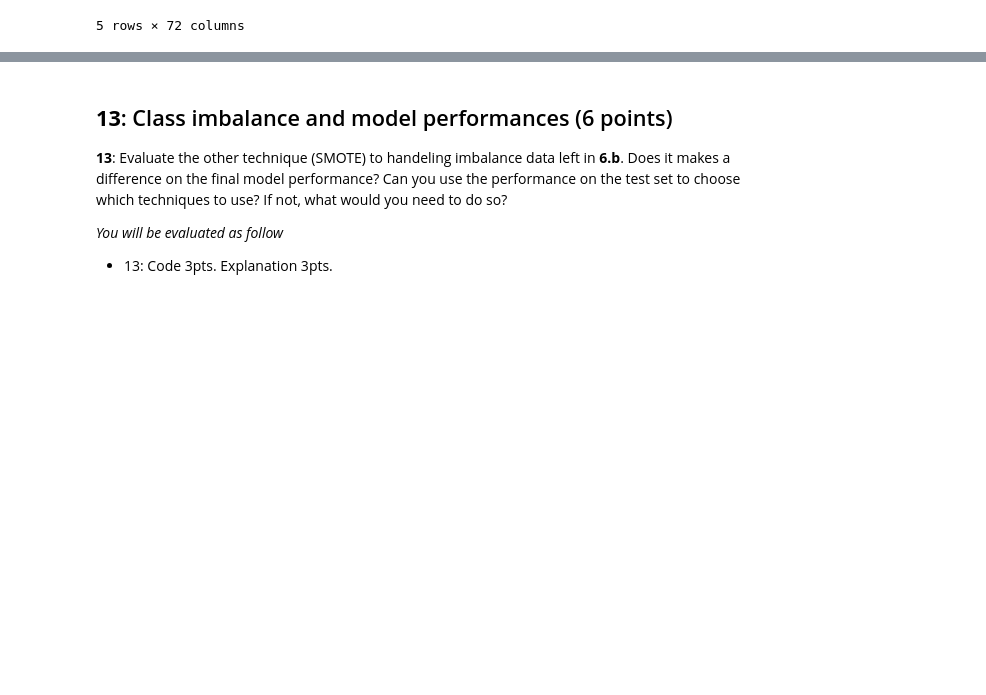
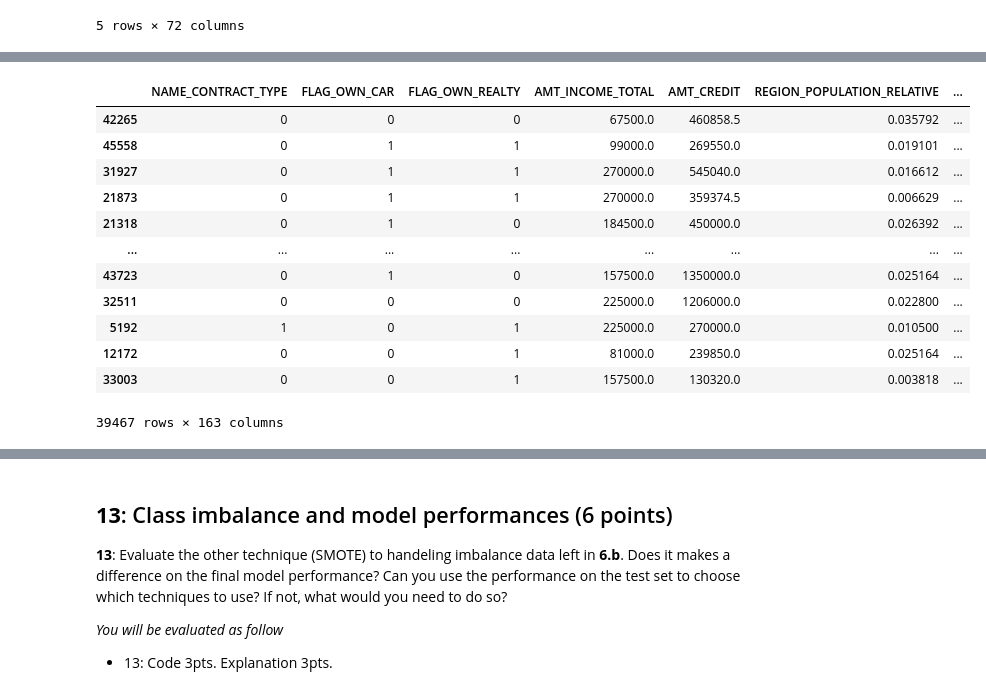
Before and after one commit to ztsv-av/applied-ml-mids-2024, a Jupyter notebook: Project_Part_1.ipynb, the cells around one changed output, grey strips where cells are left out. Drawn from its saved outputs; the diff is of its cells as text; code cells hidden in the pictures; blank space fills up the shorter version.

```diff
--- a/Project_Part_1.ipynb
+++ b/Project_Part_1.ipynb
@@ -934,4 +934,45 @@ array([    2,     2,     2,     2,   496,  3307,  8476,   521,    80,
-# %%
-train_x = train.drop("TARGET", axis=1, inplace=False)
-train_y = train["TARGET"]
-X_train, X_val, y_train, y_val = train_test_split(train_x, train_y, test_size=0.2, random_state=random_state)
+# %%
+def prepare_for_training(df: pd.DataFrame) -> Tuple[pd.DataFrame, pd.DataFrame, pd.Series, pd.Series]:
+    """
+    Prepares the given dataset for training by performing the following steps:
+        1. Removes the 'SK_ID_CURR' column.
+        2. Separates the dataset into features (train_x) and target variable (train_y).
+        3. Splits the dataset into training and validation sets using an 80/20 split. The split is done randomly.
+
+    Parameters:
+        - df (pd.DataFrame): The input dataframe containing both the features and the target variable.
+
+    Returns:
+        - Tuple(pd.DataFrame, pd.DataFrame, pd.Series, pd.Series):
+            - X_train (pd.DataFrame): Training set features.
+            - X_val (pd.DataFrame): Validation set features.
+            - y_train (pd.Series): Training set target values.
+            - y_val (pd.Series): Validation set target values.
+    """
+    # 1. remove SK_ID_CURR
+    if "SK_ID_CURR" in df.columns:
+        df = df.drop("SK_ID_CURR", axis=1, inplace=False)
+    # 2. store TARGET in a target variable
+    train_x = df.drop("TARGET", axis=1, inplace=False)
+    train_y = df["TARGET"]
+    # 3. divide data into train/validation
+    X_train, X_val, y_train, y_val = train_test_split(train_x, train_y, test_size=0.2, random_state=random_state)
+    return X_train, X_val, y_train, y_val
+# %%
+X_train, X_val, y_train, y_val = prepare_for_training(train)
+# %%
+X_train
+# %% [output]
+|  | NAME_CONTRACT_TYPE | FLAG_OWN_CAR | FLAG_OWN_REALTY | AMT_INCOME_TOTAL | AMT_CREDIT | REGION_POPULATION_RELATIVE | ... |
+| 42265 | 0 | 0 | 0 | 67500.0 | 460858.5 | 0.035792 | ... |
+| 45558 | 0 | 1 | 1 | 99000.0 | 269550.0 | 0.019101 | ... |
+| 31927 | 0 | 1 | 1 | 270000.0 | 545040.0 | 0.016612 | ... |
+| 21873 | 0 | 1 | 1 | 270000.0 | 359374.5 | 0.006629 | ... |
+| 21318 | 0 | 1 | 0 | 184500.0 | 450000.0 | 0.026392 | ... |
+| ... | ... | ... | ... | ... | ... | ... | ... |
+| 43723 | 0 | 1 | 0 | 157500.0 | 1350000.0 | 0.025164 | ... |
+| 32511 | 0 | 0 | 0 | 225000.0 | 1206000.0 | 0.022800 | ... |
+| 5192 | 1 | 0 | 1 | 225000.0 | 270000.0 | 0.010500 | ... |
+| 12172 | 0 | 0 | 1 | 81000.0 | 239850.0 | 0.025164 | ... |
+| 33003 | 0 | 0 | 1 | 157500.0 | 130320.0 | 0.003818 | ... |
+39467 rows × 163 columns
```
Also changed, not shown: parts of 44 cells of this notebook.
